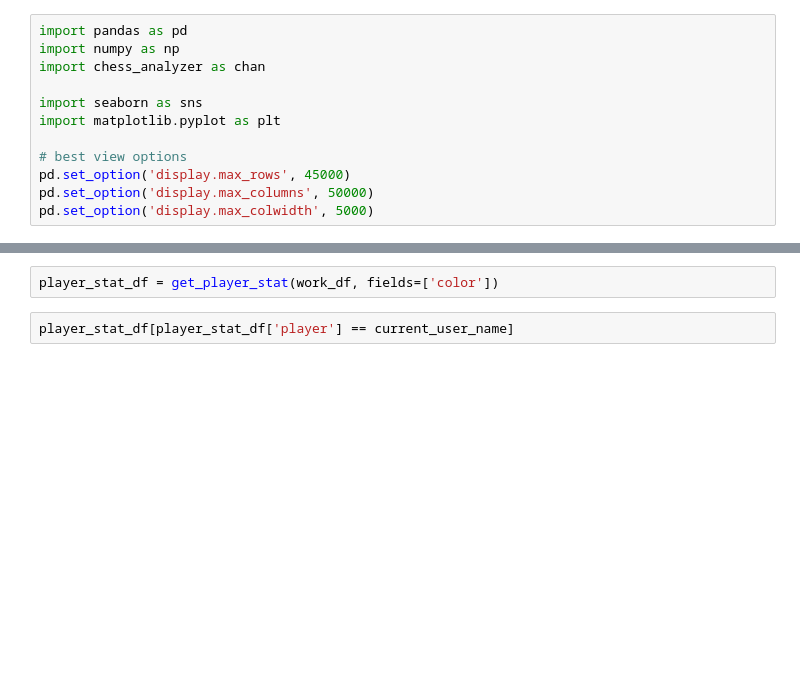
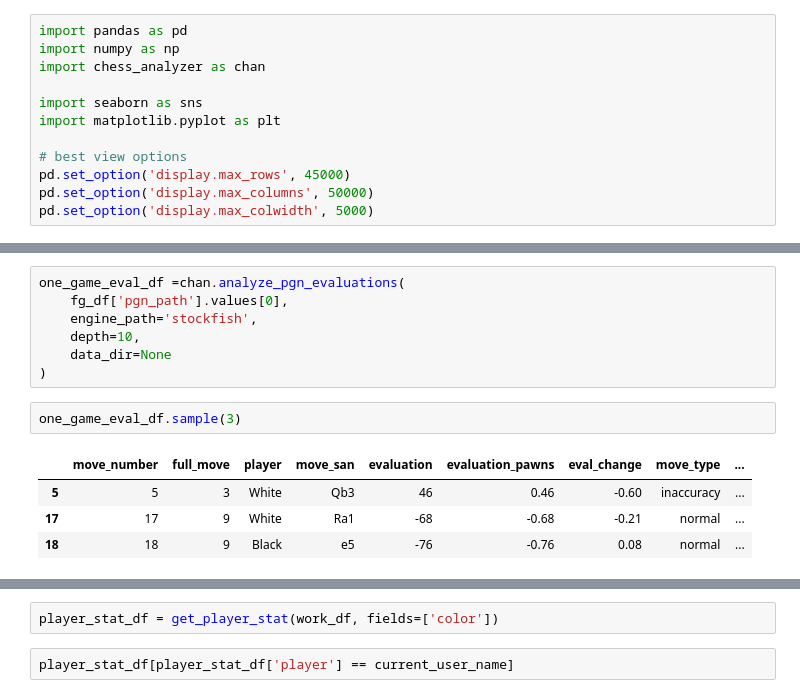
Before and after one commit to rosolimo212/chess_evaluater, a Jupyter notebook: tests.ipynb, the cells around one changed output, grey strips where cells are left out. Drawn from its saved outputs; the diff is of its cells as text; blank space fills up the shorter version.

```diff
--- a/tests.ipynb
+++ b/tests.ipynb
@@ -24,0 +49,14 @@ work_df['evaluation_pawns_relative_group']
+# %%
+one_game_eval_df =chan.analyze_pgn_evaluations(
+    fg_df['pgn_path'].values[0],
+    engine_path='stockfish',
+    depth=10,
+    data_dir=None
+)
+# %%
+one_game_eval_df.sample(3)
+# %% [output]
+|  | move_number | full_move | player | move_san | evaluation | evaluation_pawns | eval_change | move_type | ... |
+| 5 | 5 | 3 | White | Qb3 | 46 | 0.46 | -0.60 | inaccuracy | ... |
+| 17 | 17 | 9 | White | Ra1 | -68 | -0.68 | -0.21 | normal | ... |
+| 18 | 18 | 9 | Black | e5 | -76 | -0.76 | 0.08 | normal | ... |
```
Also changed, not shown: parts of 30 cells of this notebook, 2 other files.
